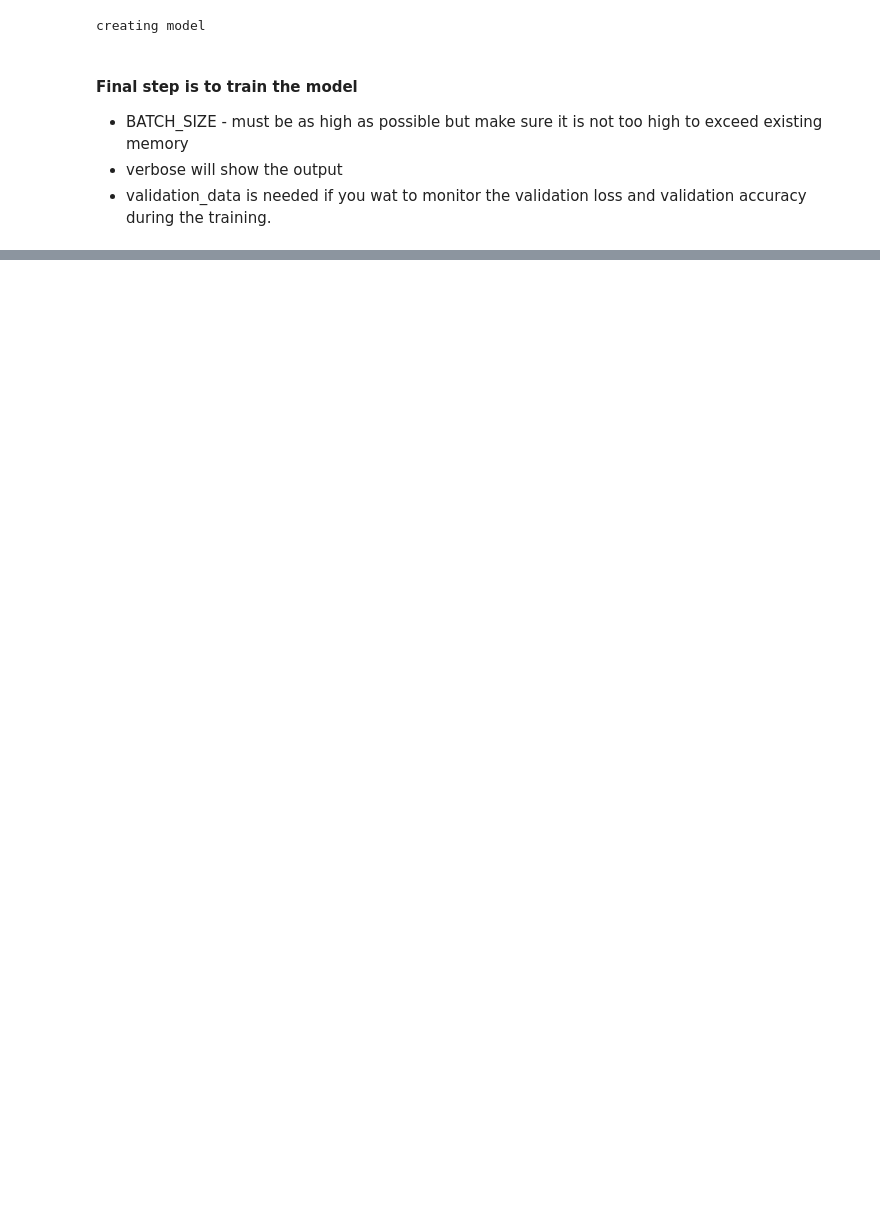
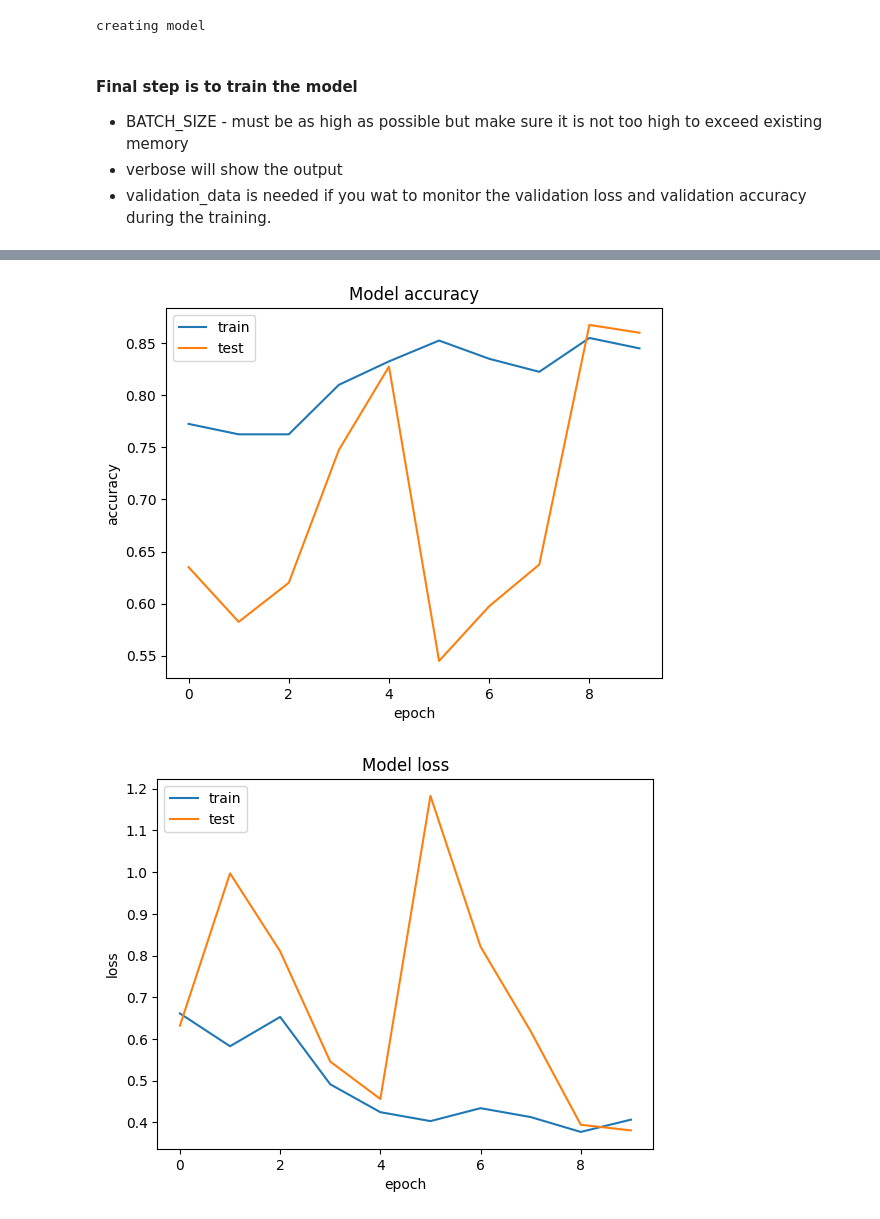
Before and after one commit to f-ssemwanga/object-detection-cnn, a Jupyter notebook: catClassification.ipynb, the cells around one changed output, grey strips where cells are left out. Drawn from its saved outputs; the diff is of its cells as text; code cells hidden in the pictures; blank space fills up the shorter version.

Commit message:
tuning and saving the model as well as visualisation of training history

```diff
--- a/catClassification.ipynb
+++ b/catClassification.ipynb
@@ -373,7 +418,7 @@ def create_cnn_model():
 * metric to monitor will be the accuracy
 # %%
 print('creating model')
-model = create_cnn_model()
+model = create_cnn_model2()
 model.compile(loss='categorical_crossentropy',
               optimizer='sgd',
               metrics=['accuracy'])
@@ -388,13 +433,20 @@ creating model
 * validation_data is needed if you wat to monitor the validation loss and validation accuracy during the training.
 # %%
 print('Training model')
-BATCH_SIZE = 64 #
-history = model.fit(trainX, trainY,
+BATCH_SIZE = 64
+EPOCHS = 10
+'''history = model.fit(trainX, trainY,
                     batch_size = BATCH_SIZE,
                     epochs=10,
                     verbose =1,
-                    validation_data =(testX, testY)
-                    )
+                    validation_data =(testX, testY))'''
+
+history = model.fit(trainX, trainY,
+                    batch_size=BATCH_SIZE,
+                    epochs=EPOCHS,
+                    verbose=1,
+                    validation_data=(testX, testY),
+                    callbacks=[tf.keras.callbacks.EarlyStopping(monitor='val_loss', patience=10, restore_best_weights=True)])
 # %% [output]
 Training model
 Epoch 1/10
@@ -415,0 +517,25 @@ Epoch 10/10
+# %%
+#Plot the History
+def plot_history(history):
+  #summary history for accuracy
+  plt.plot(history.history['accuracy'])
+  plt.plot(history.history['val_accuracy'])
+  plt.title('Model accuracy')
+  plt.ylabel('accuracy')
+  plt.xlabel('epoch')
+  plt.legend(['train', 'test'], loc='upper left')
+  plt.show()
+
+  #summary history for loss
+  plt.plot(history.history['loss'])
+  plt.plot(history.history['val_loss'])
+  plt.title('Model loss')
+  plt.ylabel('loss')
+  plt.xlabel('epoch')
+  plt.legend(['train', 'test'], loc='upper left')
+  plt.show()
+# %%
+plot_history(history)
+# %% [output]
+[figure, added]
+[figure, added]
```
Also changed, not shown: parts of 9 cells of this notebook, 1 other file.
